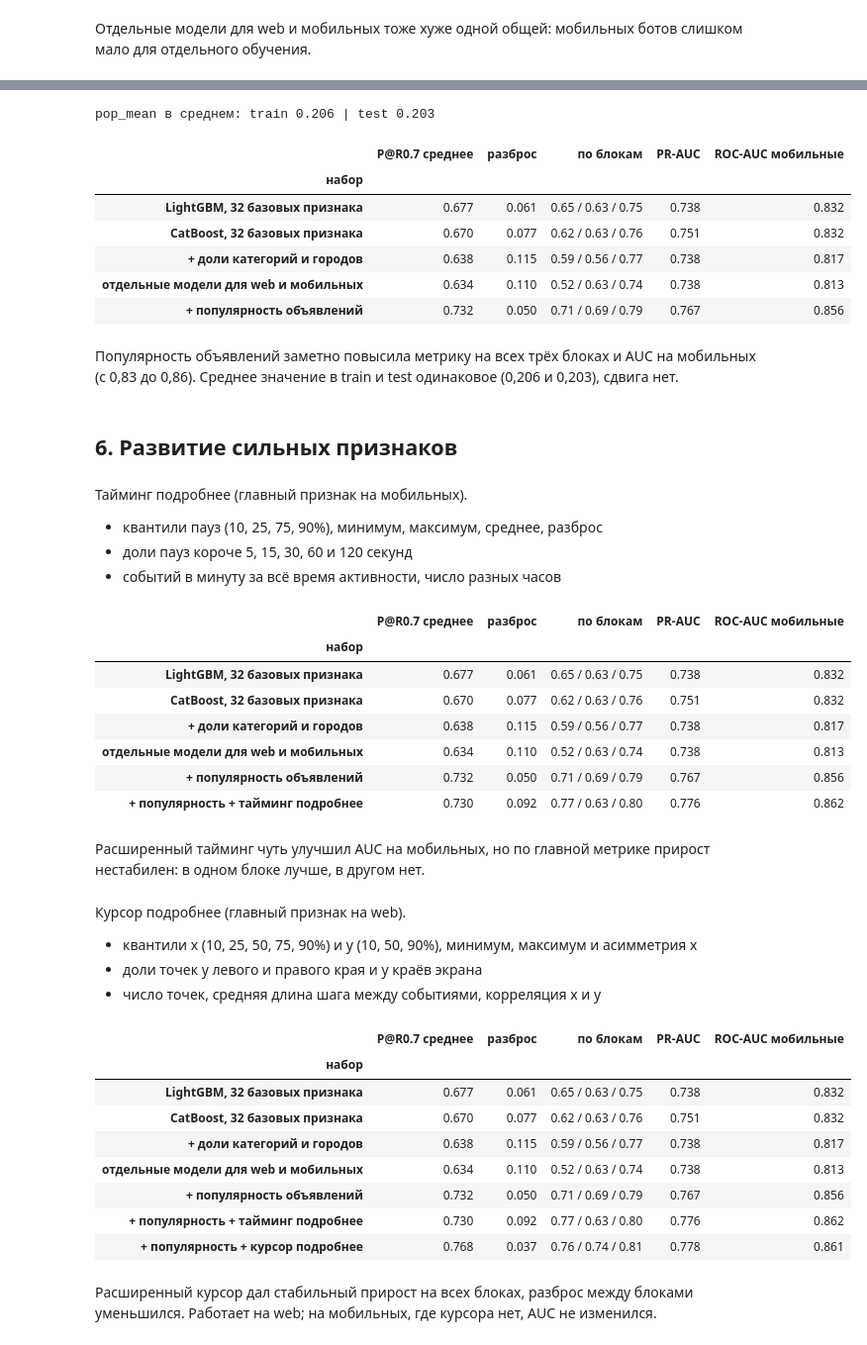
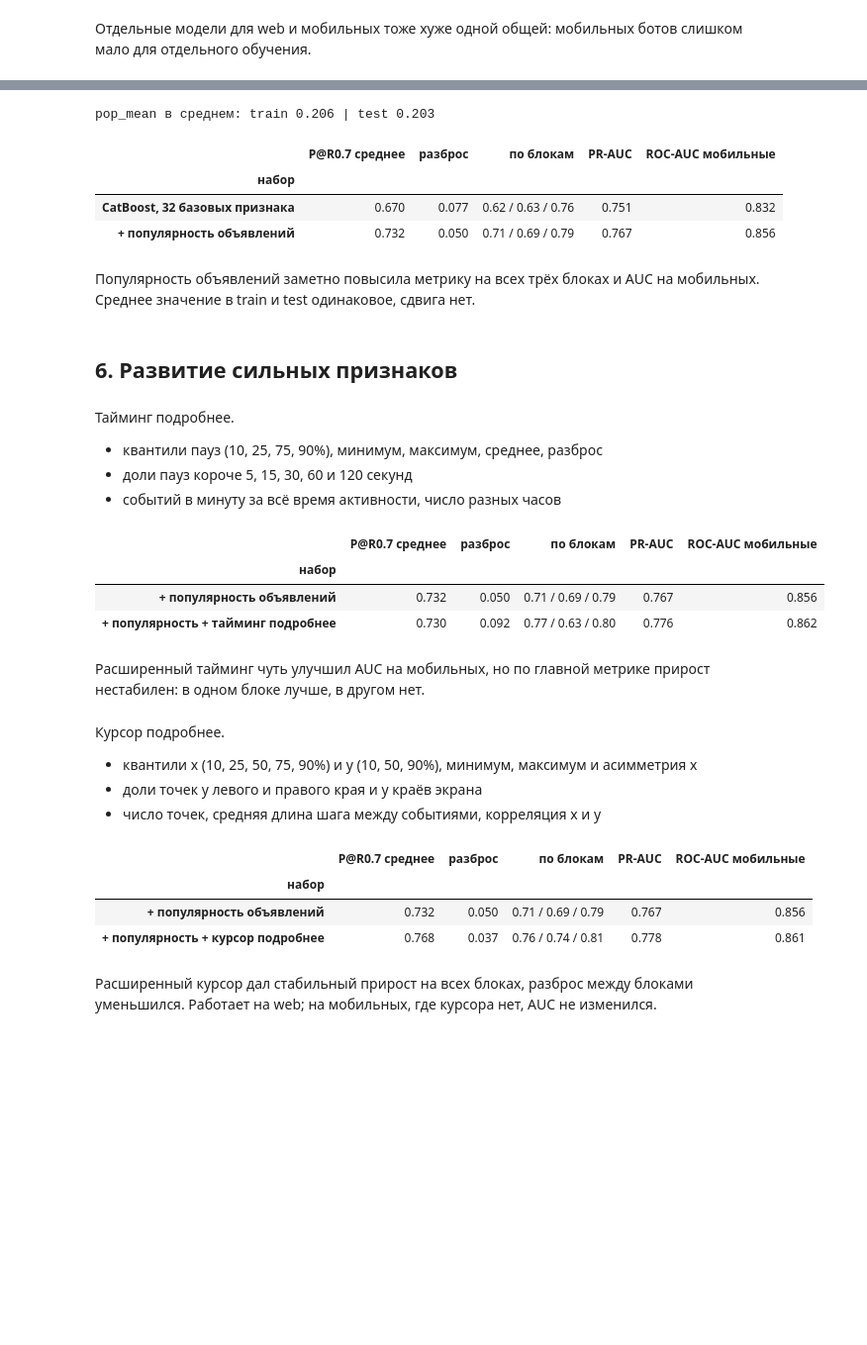
Before and after one commit to sofasol/avito-antibot, a Jupyter notebook: notebooks/02_experiments.ipynb, the cells around one changed output, grey strips where cells are left out. Shown at 99% size. Drawn from its saved outputs; the diff is of its cells as text; code cells hidden in the pictures; blank space fills up the shorter version.

```diff
--- a/notebooks/02_experiments.ipynb
+++ b/notebooks/02_experiments.ipynb
@@ -186,7 +171,7 @@ def fit_predict(kind, params, Z, tr_idx, va_idx):
 def metrics(y_true, p):
     return {
         "P@R0.7": precision_at_recall(y_true, p), "PR-AUC": average_precision_score(y_true, p),
-        "ROC-AUC": roc_auc_score(y_true, p), "R@FPR1%": recall_at_fpr(y_true, p),
+        "ROC-AUC": roc_auc_score(y_true, p),
     }
 
 def cv(kind, params, cols, data, folds=folds):
@@ -219,8 +204,9 @@ def experiment(name, cols, kind="cat", params=None):
     EXPERIMENTS.append(row_from_oof(name, oof))
     return res, oof
 
-def show_experiments():
-    display(pd.DataFrame(EXPERIMENTS).set_index("набор").round(3))
+def show_experiments(vs=None):
+    table = pd.DataFrame(EXPERIMENTS).set_index("набор").round(3)
+    display(table if vs is None else table.loc[[vs, table.index[-1]]])
 # %% [markdown]
 Ориентиры: с чем сравнивать модель.
 - константа: всем кукам один и тот же score, P@R0.7 равен доле ботов
@@ -382,22 +362,19 @@ f_pop = feats_popularity(ev)
 XA = pd.concat([XA, f_pop.reindex(meta["cookie_id"]).reset_index(drop=True)], axis=1)
 print("pop_mean в среднем: train", round(XA.loc[is_train, "pop_mean"].mean(), 3), "| test", round(XA.loc[~is_train, "pop_mean"].mean(), 3))
 experiment("+ популярность объявлений", BASE_COLS + list(f_pop.columns))
-show_experiments()
+show_experiments("CatBoost, 32 базовых признака")
 # %% [output]
 pop_mean в среднем: train 0.206 | test 0.203
 |  | P@R0.7 среднее | разброс | по блокам | PR-AUC | ROC-AUC мобильные |
 | набор |  |  |  |  |  |
-| LightGBM, 32 базовых признака | 0.677 | 0.061 | 0.65 / 0.63 / 0.75 | 0.738 | 0.832 |
 | CatBoost, 32 базовых признака | 0.670 | 0.077 | 0.62 / 0.63 / 0.76 | 0.751 | 0.832 |
-| + доли категорий и городов | 0.638 | 0.115 | 0.59 / 0.56 / 0.77 | 0.738 | 0.817 |
-| отдельные модели для web и мобильных | 0.634 | 0.110 | 0.52 / 0.63 / 0.74 | 0.738 | 0.813 |
 | + популярность объявлений | 0.732 | 0.050 | 0.71 / 0.69 / 0.79 | 0.767 | 0.856 |
 # %% [markdown]
-Популярность объявлений заметно повысила метрику на всех трёх блоках и AUC на мобильных (с 0,83 до 0,86). Среднее значение в train и test одинаковое (0,206 и 0,203), сдвига нет.
+Популярность объявлений заметно повысила метрику на всех трёх блоках и AUC на мобильных. Среднее значение в train и test одинаковое, сдвига нет.
 # %% [markdown]
 ## 6. Развитие сильных признаков
 # %% [markdown]
-Тайминг подробнее (главный признак на мобильных).
+Тайминг подробнее.
 - квантили пауз (10, 25, 75, 90%), минимум, максимум, среднее, разброс
 - доли пауз короче 5, 15, 30, 60 и 120 секунд
 - событий в минуту за всё время активности, число разных часов
@@ -406,38 +383,29 @@ f_timing2 = feats_timing2(ev)
 XA = pd.concat([XA, f_timing2.reindex(meta["cookie_id"]).reset_index(drop=True)], axis=1)
 POP_COLS = list(f_pop.columns)
 experiment("+ популярность + тайминг подробнее", BASE_COLS + POP_COLS + list(f_timing2.columns))
-show_experiments()
+show_experiments("+ популярность объявлений")
 # %% [output]
 |  | P@R0.7 среднее | разброс | по блокам | PR-AUC | ROC-AUC мобильные |
 | набор |  |  |  |  |  |
-| LightGBM, 32 базовых признака | 0.677 | 0.061 | 0.65 / 0.63 / 0.75 | 0.738 | 0.832 |
-| CatBoost, 32 базовых признака | 0.670 | 0.077 | 0.62 / 0.63 / 0.76 | 0.751 | 0.832 |
-| + доли категорий и городов | 0.638 | 0.115 | 0.59 / 0.56 / 0.77 | 0.738 | 0.817 |
-| отдельные модели для web и мобильных | 0.634 | 0.110 | 0.52 / 0.63 / 0.74 | 0.738 | 0.813 |
 | + популярность объявлений | 0.732 | 0.050 | 0.71 / 0.69 / 0.79 | 0.767 | 0.856 |
 | + популярность + тайминг подробнее | 0.730 | 0.092 | 0.77 / 0.63 / 0.80 | 0.776 | 0.862 |
 # %% [markdown]
 Расширенный тайминг чуть улучшил AUC на мобильных, но по главной метрике прирост нестабилен: в одном блоке лучше, в другом нет.
 # %% [markdown]
-Курсор подробнее (главный признак на web).
+Курсор подробнее.
 - квантили x (10, 25, 50, 75, 90%) и y (10, 50, 90%), минимум, максимум и асимметрия x
 - доли точек у левого и правого края и у краёв экрана
 - число точек, средняя длина шага между событиями, корреляция x и y
 # %%
 f_cursor2 = feats_cursor2(ev)
 XA = pd.concat([XA, f_cursor2.reindex(meta["cookie_id"]).reset_index(drop=True)], axis=1)
 TIMING2_COLS, CURSOR2_COLS = list(f_timing2.columns), list(f_cursor2.columns)
 experiment("+ популярность + курсор подробнее", BASE_COLS + POP_COLS + CURSOR2_COLS)
-show_experiments()
+show_experiments("+ популярность объявлений")
 # %% [output]
 |  | P@R0.7 среднее | разброс | по блокам | PR-AUC | ROC-AUC мобильные |
 | набор |  |  |  |  |  |
-| LightGBM, 32 базовых признака | 0.677 | 0.061 | 0.65 / 0.63 / 0.75 | 0.738 | 0.832 |
-| CatBoost, 32 базовых признака | 0.670 | 0.077 | 0.62 / 0.63 / 0.76 | 0.751 | 0.832 |
-| + доли категорий и городов | 0.638 | 0.115 | 0.59 / 0.56 / 0.77 | 0.738 | 0.817 |
-| отдельные модели для web и мобильных | 0.634 | 0.110 | 0.52 / 0.63 / 0.74 | 0.738 | 0.813 |
 | + популярность объявлений | 0.732 | 0.050 | 0.71 / 0.69 / 0.79 | 0.767 | 0.856 |
-| + популярность + тайминг подробнее | 0.730 | 0.092 | 0.77 / 0.63 / 0.80 | 0.776 | 0.862 |
 | + популярность + курсор подробнее | 0.768 | 0.037 | 0.76 / 0.74 / 0.81 | 0.778 | 0.861 |
 # %% [markdown]
 Расширенный курсор дал стабильный прирост на всех блоках, разброс между блоками уменьшился. Работает на web; на мобильных, где курсора нет, AUC не изменился.
```
Also changed, not shown: parts of 39 cells of this notebook, 2 other files.
